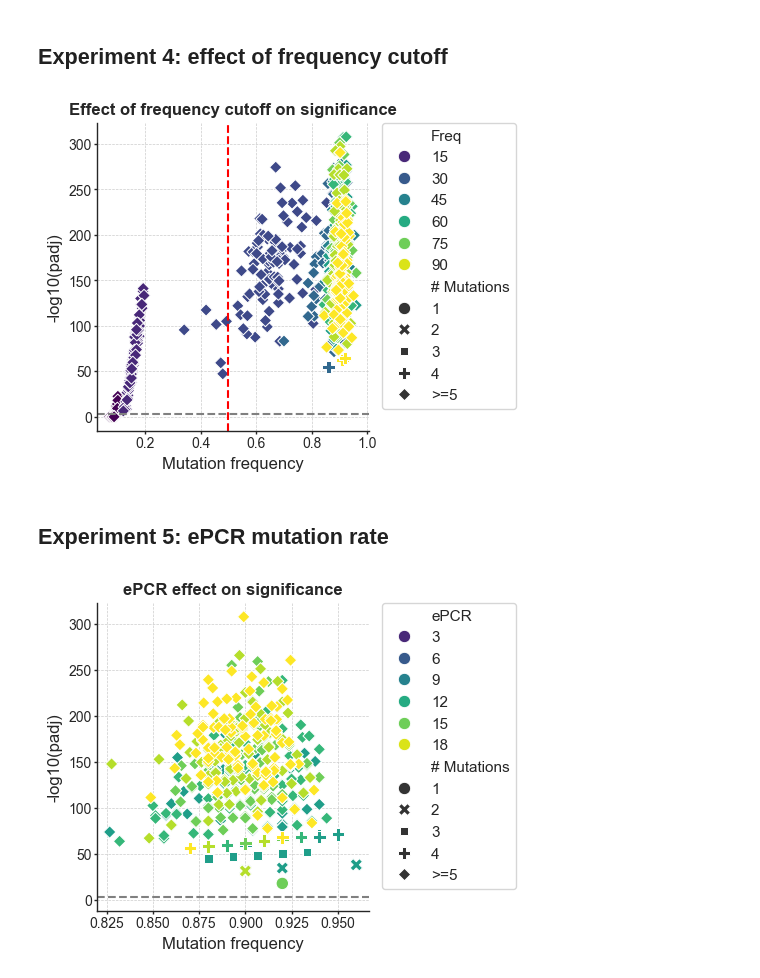
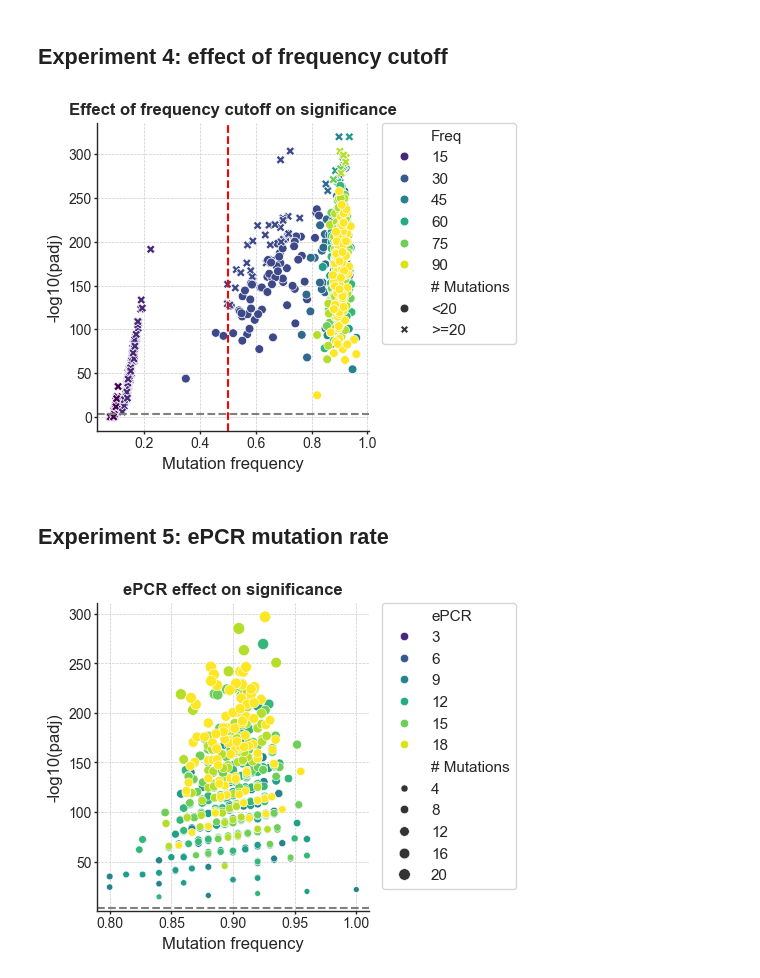
Before and after one commit to fhalab/LevSeq, a Jupyter notebook: simulation/Ape AGW ePCR Figures.ipynb, the cells around one changed output. Saved outputs shown, nothing was run; the diff lists cells and outputs as text; code cells hidden in the pictures.

```diff
--- a/simulation/Ape AGW ePCR Figures.ipynb
+++ b/simulation/Ape AGW ePCR Figures.ipynb
@@ -168,46 +204,47 @@ experiment_df = pd.read_csv(f'{data_dir}Experiment4_{label}.csv')
 experiment_df['-log10(P.adj)'] = -1*np.log10(experiment_df['P adj.'].values)
 experiment_df['Freq'] = [int(c.split('_')[-1]) for c in experiment_df['Plate']]
 experiment_df['# Mutations'] = [len(v.split('_')) for v in experiment_df['Variant'].values]
-experiment_df['# Mutations'] = [f'{v}' if v < 5 else f'>=5' for v in experiment_df['# Mutations']]
+experiment_df['# Mutations'] = [f'<20' if v < 20 else f'>=20' for v in experiment_df['# Mutations']]
 experiment_df = experiment_df.reset_index()
+experiment_df.replace([np.inf, -np.inf], 320, inplace=True)
+
 ax = sns.scatterplot(experiment_df, x='frequency', y='-log10(P.adj)', hue='Freq', palette='viridis',
-                     style="# Mutations", style_order=['1', '2', '3', '4', '>=5'], s=80)
+                     style="# Mutations", style_order=['<20', '>=20'], s=40)
 set_ax_params(ax)
 plt.xlabel('Mutation frequency')
 plt.ylabel('-log10(padj)')
 plt.title('Effect of frequency cutoff on significance', fontsize=title_font_size, fontweight="bold")
 plt.legend(bbox_to_anchor=(1.05, 1), loc=2, borderaxespad=0.)
 plt.axhline(y = significance, color = 'grey', linestyle = '--') #axis='y',
+plt.grid(True, which='major', linestyle='--', linewidth=0.5)
 plt.axvline(x = 0.5, color = 'red', linestyle = '--') #axis='y',
-
-plt.grid(True, which='major', linestyle='--', linewidth=0.5)
 plt.savefig(f'{fig_dir}Experiment5_{label}.svg')
 plt.show()
 # %% [output]
-[figure, old version]
+[figure, new version]
 # %% [markdown]
 ## Experiment 5: ePCR mutation rate
 # %%
 experiment_df = pd.read_csv(f'{data_dir}Experiment5_{label}.csv')
+experiment_df['-log10(P.adj)'] = -1*np.log10(experiment_df['P adj.'].values)
+experiment_df.replace([np.inf, -np.inf], 320, inplace=True)
 
-experiment_df['-log10(P.adj)'] = -1*np.log10(experiment_df['P adj.'].values)
 experiment_df['ePCR'] = [int(c.split('_')[-1]) for c in experiment_df['Plate']]
 experiment_df['# Mutations'] = [len(str(v).split('_')) for v in experiment_df['Variant'].values]
-experiment_df['# Mutations'] = [f'{v}' if v < 5 else f'>=5' for v in experiment_df['# Mutations']]
 experiment_df = experiment_df.reset_index()
 ax = sns.scatterplot(experiment_df, x='frequency', y='-log10(P.adj)', hue='ePCR', palette='viridis',
-                     style="# Mutations", style_order=['1', '2', '3', '4', '>=5'], s=80)
+                     size="# Mutations")
 set_ax_params(ax)
 plt.xlabel('Mutation frequency')
 plt.ylabel('-log10(padj)')
 plt.title('ePCR effect on significance', fontsize=title_font_size, fontweight="bold")
 plt.legend(bbox_to_anchor=(1.05, 1), loc=2, borderaxespad=0.)
 plt.axhline(y = significance, color = 'grey', linestyle = '--') #axis='y',
 plt.grid(True, which='major', linestyle='--', linewidth=0.5)
 plt.savefig(f'{fig_dir}Experiment5_{label}.svg')
 plt.show()
 # %% [output]
-[figure, old version]
+[figure, new version]
 # %%
 experiment_df = pd.read_csv(f'{data_dir}Experiment6_{label}.csv')
 
```
Also changed, not shown: parts of 8 cells of this notebook, 6 other files.
